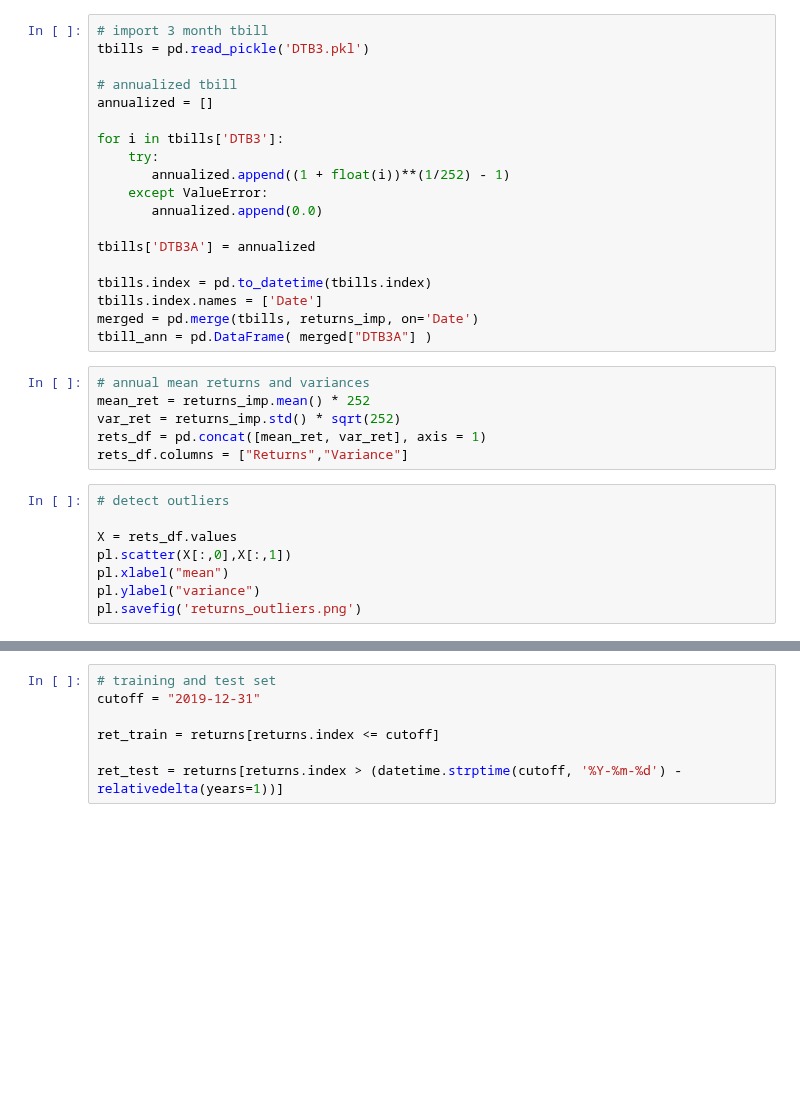
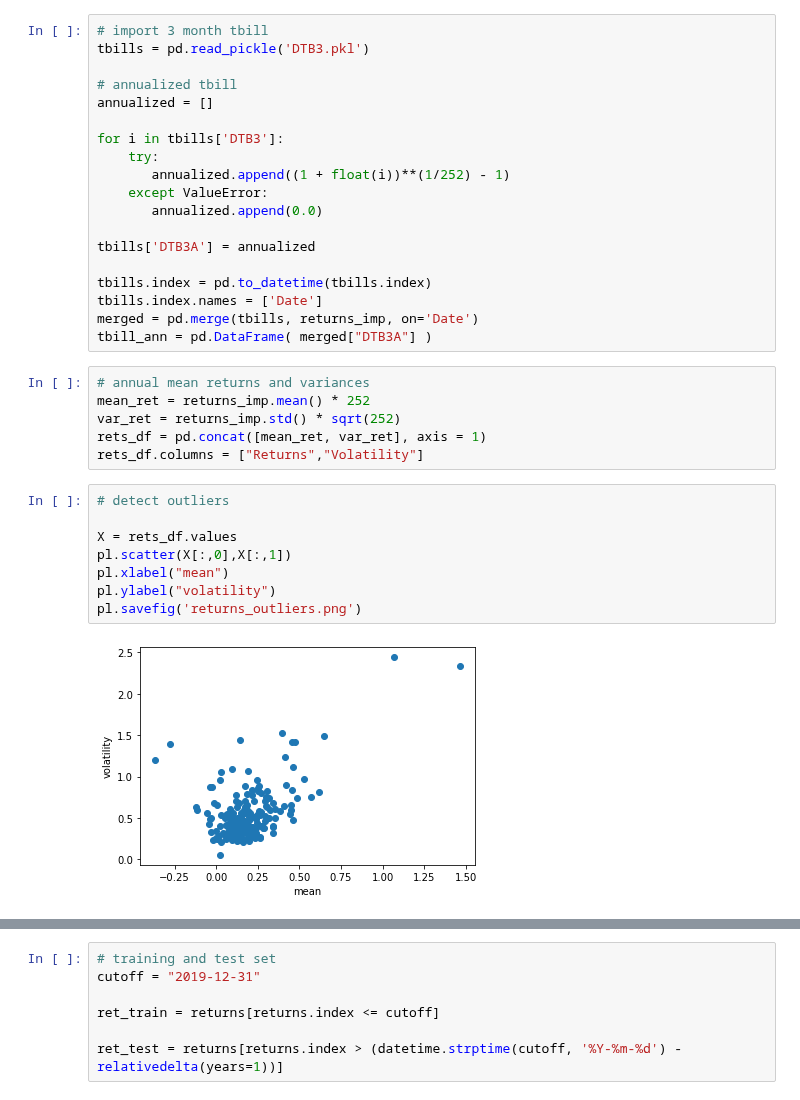
Before and after one commit to GiadaV/PROGETTO-PYTHON, a Jupyter notebook: progetto_finance.ipynb, the cells around one changed output, grey strips where cells are left out. Drawn from its saved outputs; the diff is of its cells as text; blank space fills up the shorter version.

```diff
--- a/progetto_finance.ipynb
+++ b/progetto_finance.ipynb
@@ -427,15 +451,17 @@ tbill_ann = pd.DataFrame( merged["DTB3A"] )
 mean_ret = returns_imp.mean() * 252
 var_ret = returns_imp.std() * sqrt(252)
 rets_df = pd.concat([mean_ret, var_ret], axis = 1)
-rets_df.columns = ["Returns","Variance"]
+rets_df.columns = ["Returns","Volatility"]
 # %%
 # detect outliers
 
 X = rets_df.values
 pl.scatter(X[:,0],X[:,1])
 pl.xlabel("mean")
-pl.ylabel("variance")
+pl.ylabel("volatility")
 pl.savefig('returns_outliers.png')
+# %% [output]
+[figure, added]
 # %%
 # remove outliers
 xx = pd.DataFrame(mean_ret)
```
Also changed, not shown: parts of 19 cells of this notebook.
